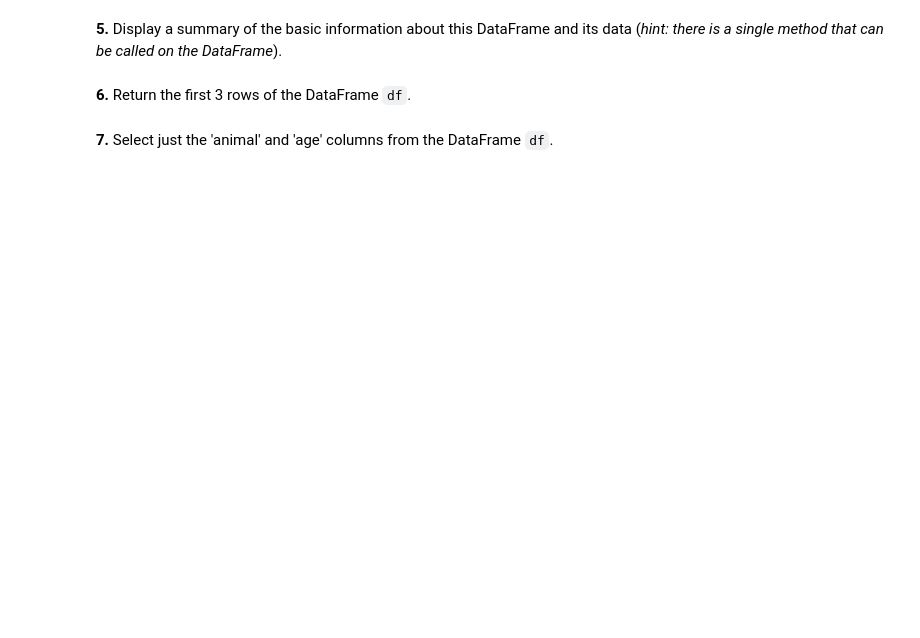
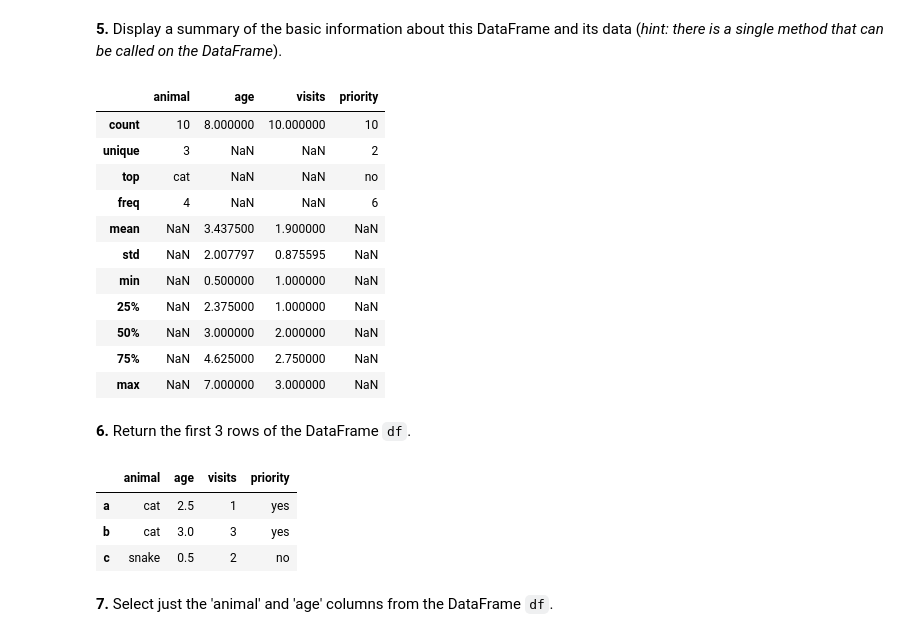
Before and after one commit to MaxGreil/Learning, a Jupyter notebook: pandas/100-pandas-puzzles.ipynb, the cells around one changed output. Saved outputs shown, nothing was run; the diff lists cells and outputs as text; code cells hidden in the pictures; blank space fills up the shorter version.

```diff
--- a/pandas/100-pandas-puzzles.ipynb
+++ b/pandas/100-pandas-puzzles.ipynb
@@ -92,4 +92,5 @@ data = {'animal': ['cat', 'cat', 'snake', 'dog', 'dog', 'cat', 'snake', 'cat', '
 
 labels = ['a', 'b', 'c', 'd', 'e', 'f', 'g', 'h', 'i', 'j']
 
-df = # (complete this line of code)
+df = pd.DataFrame(data, index=labels)
+df
@@ -96,6 +109,28 @@ df = # (complete this line of code)
 # %% [markdown]
 **5.** Display a summary of the basic information about this DataFrame and its data (*hint: there is a single method that can be called on the DataFrame*).
+# %%
+df.describe(include='all')
+# %% [output]
+|  | animal | age | visits | priority |
+| count | 10 | 8.000000 | 10.000000 | 10 |
+| unique | 3 | NaN | NaN | 2 |
+| top | cat | NaN | NaN | no |
+| freq | 4 | NaN | NaN | 6 |
+| mean | NaN | 3.437500 | 1.900000 | NaN |
+| std | NaN | 2.007797 | 0.875595 | NaN |
+| min | NaN | 0.500000 | 1.000000 | NaN |
+| 25% | NaN | 2.375000 | 1.000000 | NaN |
+| 50% | NaN | 3.000000 | 2.000000 | NaN |
+| 75% | NaN | 4.625000 | 2.750000 | NaN |
+| max | NaN | 7.000000 | 3.000000 | NaN |
 # %% [markdown]
 **6.** Return the first 3 rows of the DataFrame `df`.
+# %%
+df.head(3)
+# %% [output]
+|  | animal | age | visits | priority |
+| a | cat | 2.5 | 1 | yes |
+| b | cat | 3.0 | 3 | yes |
+| c | snake | 0.5 | 2 | no |
 # %% [markdown]
 **7.** Select just the 'animal' and 'age' columns from the DataFrame `df`.
```
Also changed, not shown: parts of 5 cells of this notebook.
